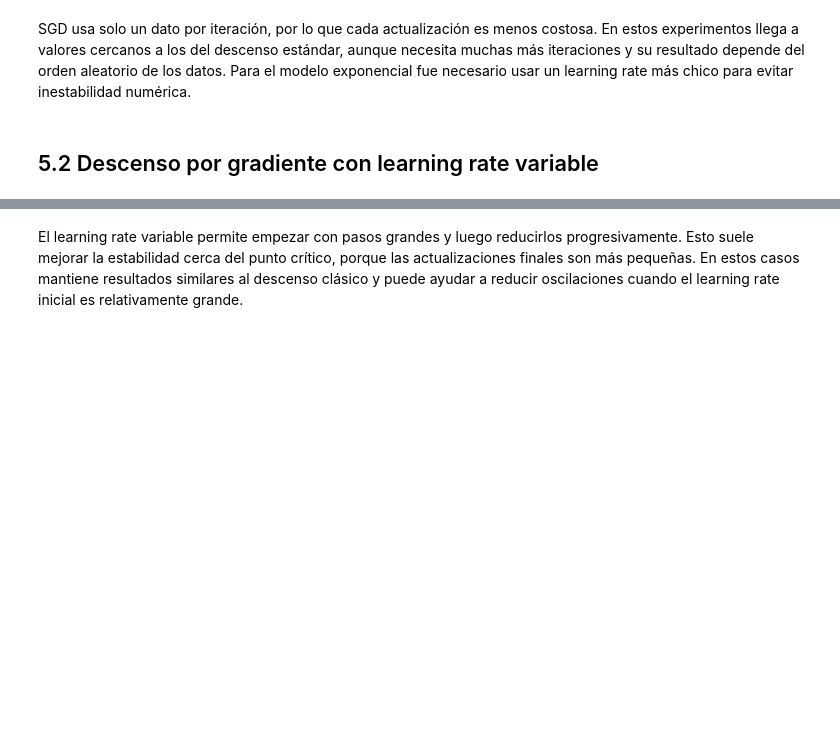
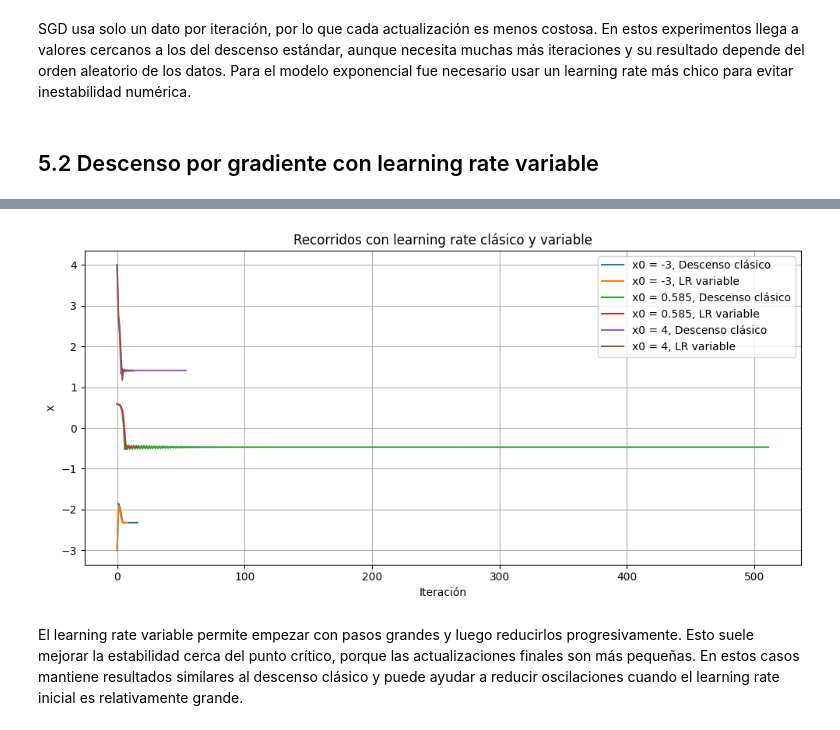
Before and after one commit to ClaraPlateiro/Optimizacion-Numerica-en-una-dimension, a Jupyter notebook: project.ipynb, the cells around one changed output, grey strips where cells are left out. Saved outputs shown, nothing was run; the diff lists cells and outputs as text; code cells hidden in the pictures; blank space fills up the shorter version.

```diff
--- a/project.ipynb
+++ b/project.ipynb
@@ -854,7 +854,86 @@ def descenso_gradiente_lr_variable(f: Function, x0: float, lr0: float = 0.1, dec
     return xn, max_iter, history
 # %%
 # Recorridos de las aproximaciones para learning rate clásico y variable
+
+def descenso_gradiente_lr_variable(
+    f: Function,
+    x0: float,
+    lr0: float = 0.1,
+    decay: float = 0.05,
+    tol: float = 1e-6,
+    max_iter: int = 1000
+):
+    df = f.derivative()
+
+    xn = x0
+    history = [xn]
+
+    for step in range(1, max_iter + 1):
+        gradiente = df.eval(xn)
+
+        lr_t = lr0 / (1 + decay * step)
+
+        x_next = xn - lr_t * gradiente
+
+        if abs(x_next - xn) < tol:
+            history.append(x_next)
+            return x_next, step, history
+
+        xn = x_next
+        history.append(xn)
+
+    return xn, max_iter, history
+
 plt.figure(figsize=(10, 5))
+
+# Función no trivial
+f = x**2 + 2*sin(3*x)
+
+x0_values = [-3, 0.585, 4]
+
+historias_lr = {}
+resultados_lr = []
+
+for x0 in x0_values:
+    # Descenso clásico
+    resultado_clasico, iter_clasico, history_clasico = descenso_gradiente(
+        f,
+        x0=x0,
+        lr=0.1
+    )
+
+    historias_lr[(x0, "Descenso clásico")] = history_clasico
+
+    resultados_lr.append({
+        "x0": x0,
+        "metodo": "Descenso clásico",
+        "resultado": resultado_clasico,
+        "iteraciones": iter_clasico,
+        "eta0": 0.1,
+        "decay": 0.00
+    })
+
+    # Learning rate variable
+    resultado_variable, iter_variable, history_variable = descenso_gradiente_lr_variable(
+        f,
+        x0=x0,
+        lr0=0.1,
+        decay=0.05
+    )
+
+    historias_lr[(x0, "LR variable")] = history_variable
+
+    resultados_lr.append({
+        "x0": x0,
+        "metodo": "LR variable",
+        "resultado": resultado_variable,
+        "iteraciones": iter_variable,
+        "eta0": 0.1,
+        "decay": 0.05
+    })
+
+df_lr = pd.DataFrame(resultados_lr)
+df_lr
 
 for (x0, metodo), history in historias_lr.items():
     plt.plot(history, label=f"x0 = {x0}, {metodo}")
@@ -872,3 +949,4 @@ NameError: name 'historias_lr' is not defined
+[figure, added]
 # %% [markdown]
 El learning rate variable permite empezar con pasos grandes y luego reducirlos progresivamente. Esto suele mejorar la estabilidad cerca del punto crítico, porque las actualizaciones finales son más pequeñas. En estos casos mantiene resultados similares al descenso clásico y puede ayudar a reducir oscilaciones cuando el learning rate inicial es relativamente grande.
 # %% [markdown]
```
Also changed, not shown: parts of 1 cell of this notebook.
